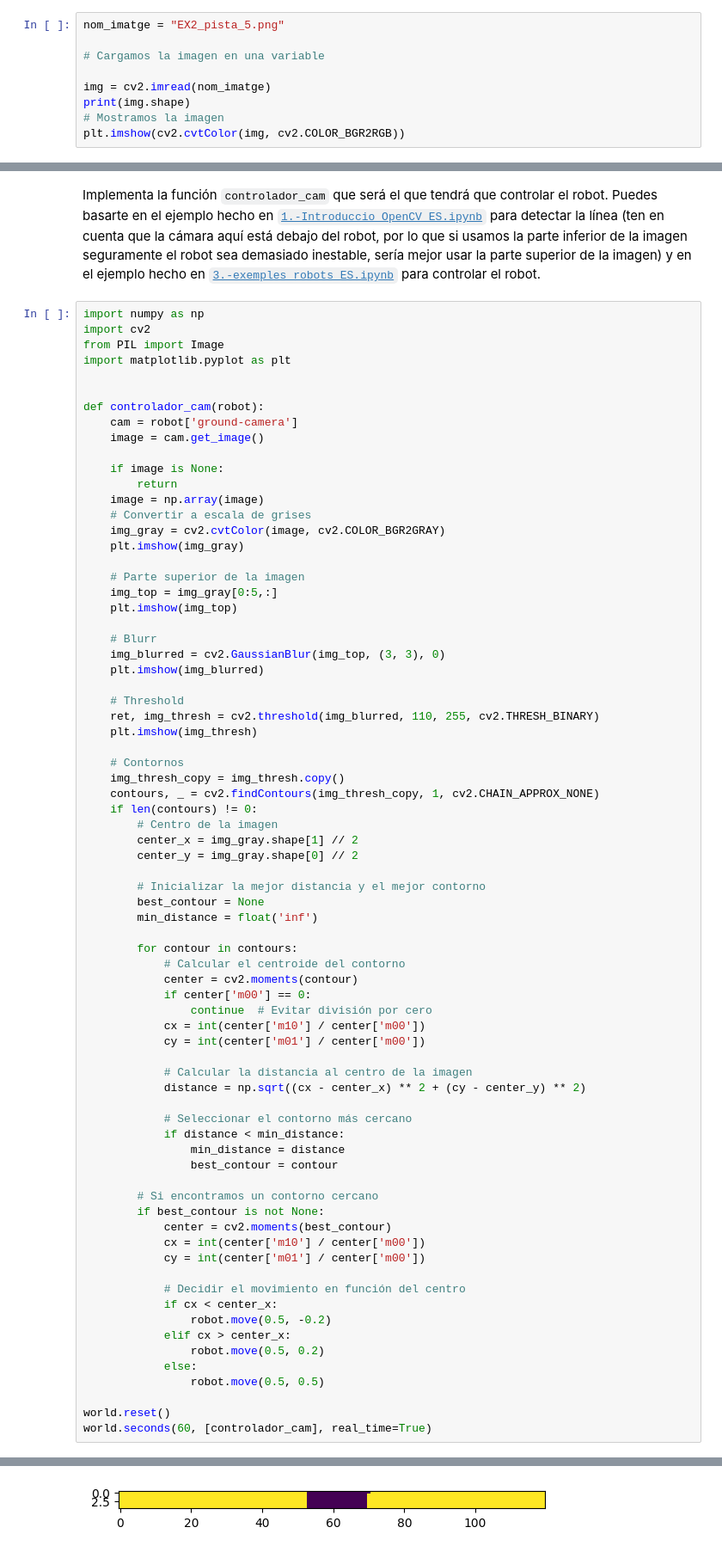
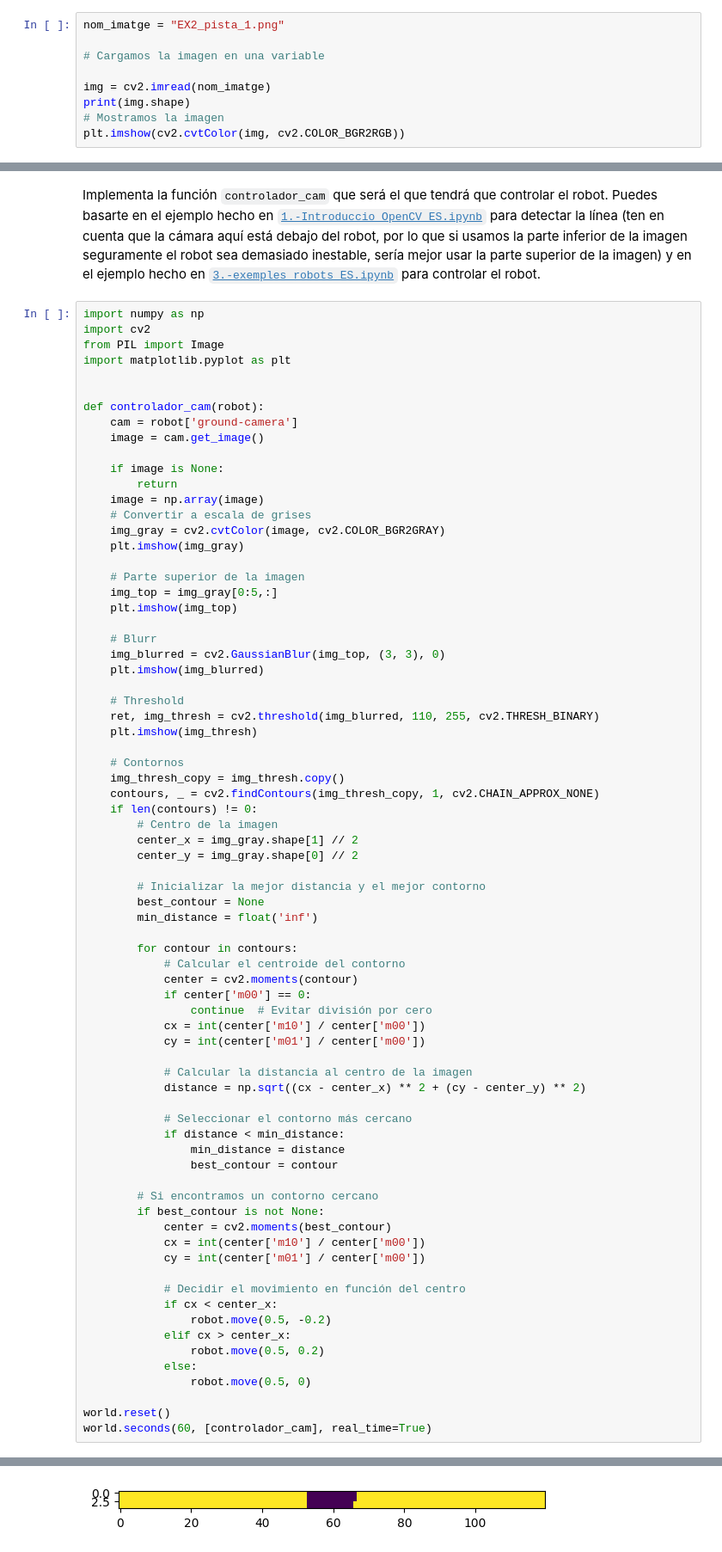
Before and after one commit to Guille63/MIA-IABD-2425, a Jupyter notebook: UD04/notebooks/EX2.-navegant_camera_ES.ipynb, the cells around one changed output, grey strips where cells are left out. Shown: that part at 86% size. Cells and saved outputs as stored; diff of their text form.

```diff
--- a/UD04/notebooks/EX2.-navegant_camera_ES.ipynb
+++ b/UD04/notebooks/EX2.-navegant_camera_ES.ipynb
@@ -38,7 +38,7 @@ Crearemos el mundo de Robot y Robot. Necesitaremos la imagen del mapa para este
 
 El robot tendrá una cámara que capturará imágenes del suelo y las procesará para detectar la línea. Será de tipo `GroundCamera` y la añadiremos al robot.
 # %%
-nom_imatge = "EX2_pista_5.png"
+nom_imatge = "EX2_pista_1.png"
 
 # Cargamos la imagen en una variable
 
@@ -139,7 +139,7 @@ def controlador_cam(robot):
             elif cx > center_x:
                 robot.move(0.5, 0.2)
             else:
-                robot.move(0.5, 0.5)
+                robot.move(0.5, 0)
 
 world.reset()
 world.seconds(60, [controlador_cam], real_time=True)
@@ -148,4 +148,4 @@ Simulation stopped at: 00:01:00.00; speed 0.92 x real time
-[figure, old version]
+[figure, new version]
 # %% [markdown]
 ## Seguidor de doble línea (mantenerse en el camino)
 
```
Also changed, not shown: parts of 5 cells of this notebook.
